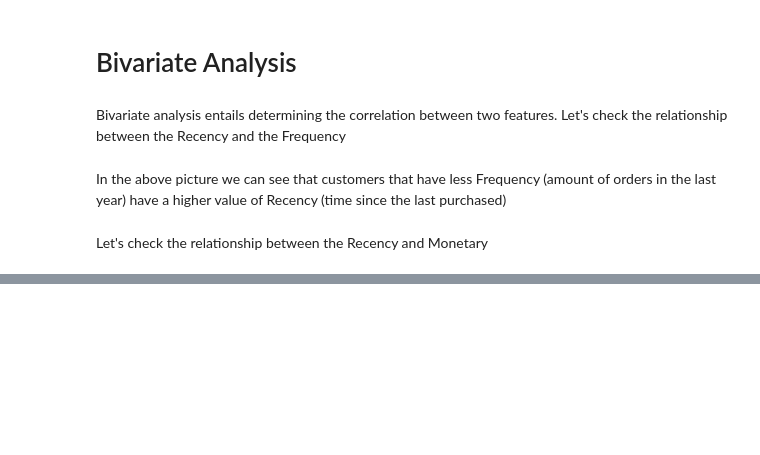
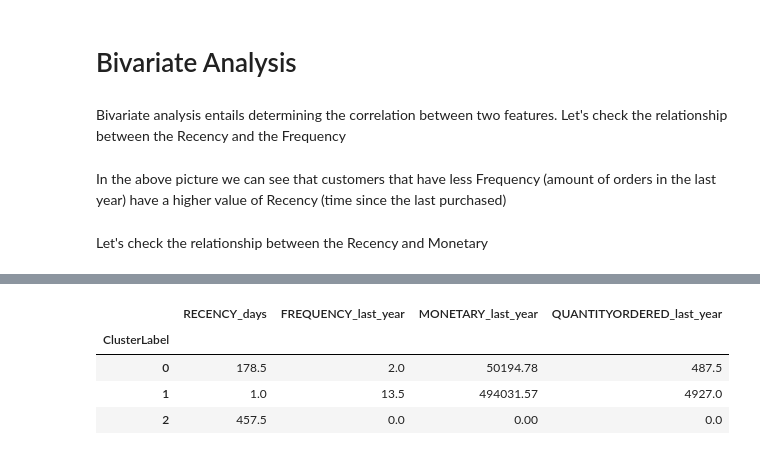
Before and after one commit to cgn00/Customer_Segmentation, a Jupyter notebook: customer_segmentation.ipynb, the cells around one changed output, grey strips where cells are left out. Cells and saved outputs as stored; diff of their text form; code cells hidden in the pictures; blank space fills up the shorter version.

```diff
--- a/customer_segmentation.ipynb
+++ b/customer_segmentation.ipynb
@@ -289,0 +309,6 @@ fig.show()
+# %%
+model = KMeans(n_clusters = 3, random_state=42)
+model.fit(df_scaled)
+
+customer_df = customer_df.assign(ClusterLabel=model.labels_)
+customer_df
@@ -289,0 +330,9 @@ fig.show()
+# %%
+customer_clusters_sumarize = customer_df.groupby("ClusterLabel")[["RECENCY_days", "FREQUENCY_last_year", "MONETARY_last_year", "QUANTITYORDERED_last_year"]].median()
+customer_clusters_sumarize
+# %% [output]
+|  | RECENCY_days | FREQUENCY_last_year | MONETARY_last_year | QUANTITYORDERED_last_year |
+| ClusterLabel |  |  |  |  |
+| 0 | 178.5 | 2.0 | 50194.78 | 487.5 |
+| 1 | 1.0 | 13.5 | 494031.57 | 4927.0 |
+| 2 | 457.5 | 0.0 | 0.00 | 0.0 |
```
Also changed, not shown: parts of 4 cells of this notebook.
